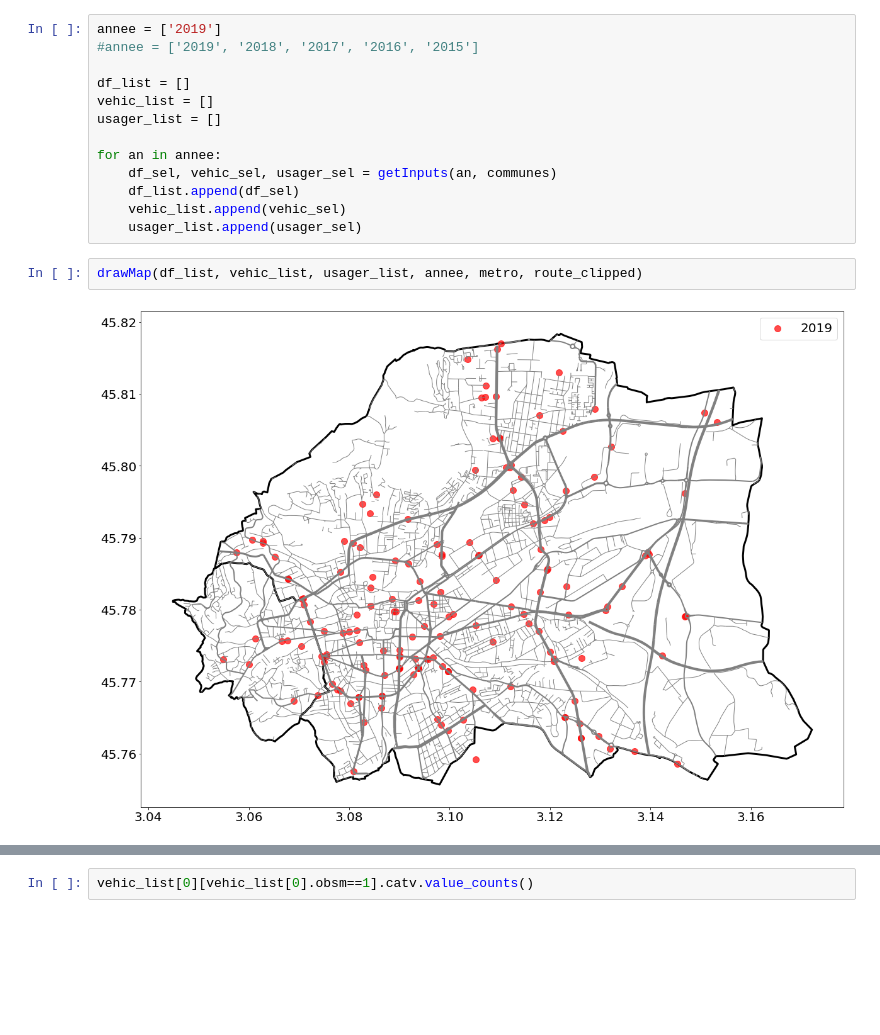
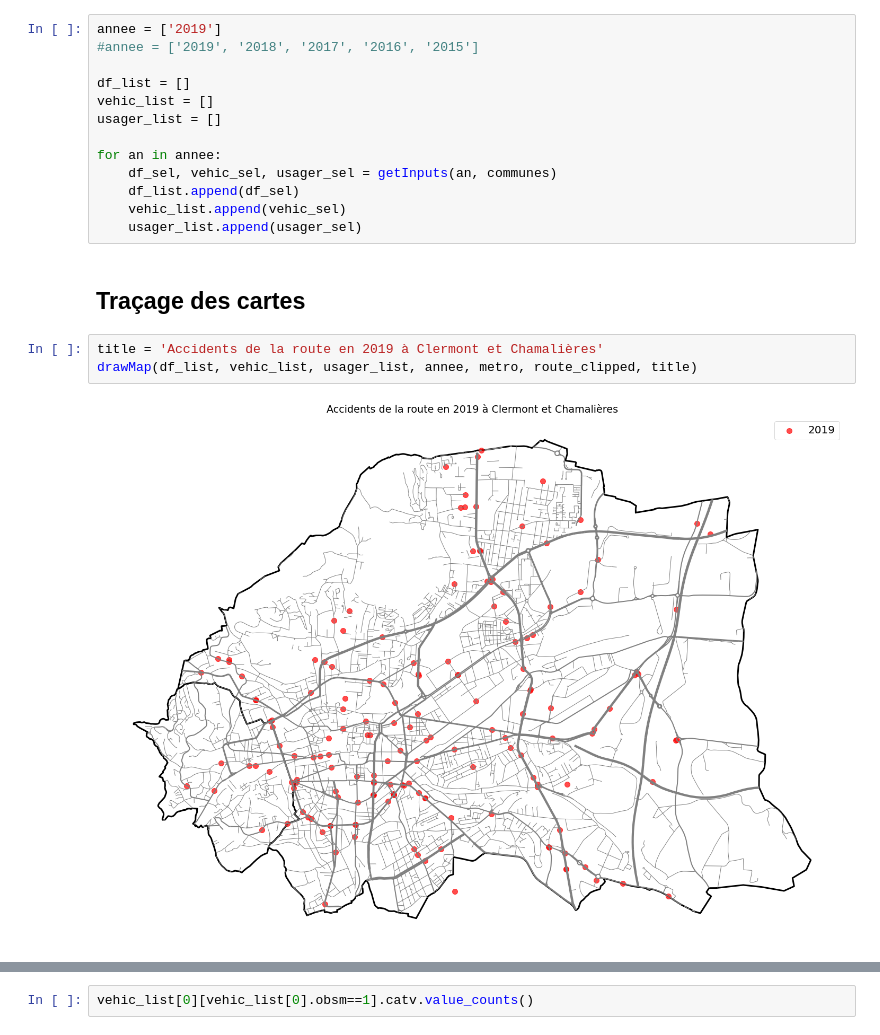
Before and after one commit to thmegy/AccidentsDeLaRoute, a Jupyter notebook: accidents_route.ipynb, the cells around one changed output, grey strips where cells are left out. Saved outputs shown, nothing was run; the diff lists cells and outputs as text; blank space fills up the shorter version.

```diff
--- a/accidents_route.ipynb
+++ b/accidents_route.ipynb
@@ -42,8 +49,11 @@ for an in annee:
     df_list.append(df_sel)
     vehic_list.append(vehic_sel)
     usager_list.append(usager_sel)
+# %% [markdown]
+## Traçage des cartes
 # %%
-drawMap(df_list, vehic_list, usager_list, annee, metro, route_clipped)
+title = 'Accidents de la route en 2019 à Clermont et Chamalières'
+drawMap(df_list, vehic_list, usager_list, annee, metro, route_clipped, title)
 # %% [output]
-[figure, old version]
+[figure, new version]
 # %%
```
Also changed, not shown: parts of 26 cells of this notebook, 1 other file.
